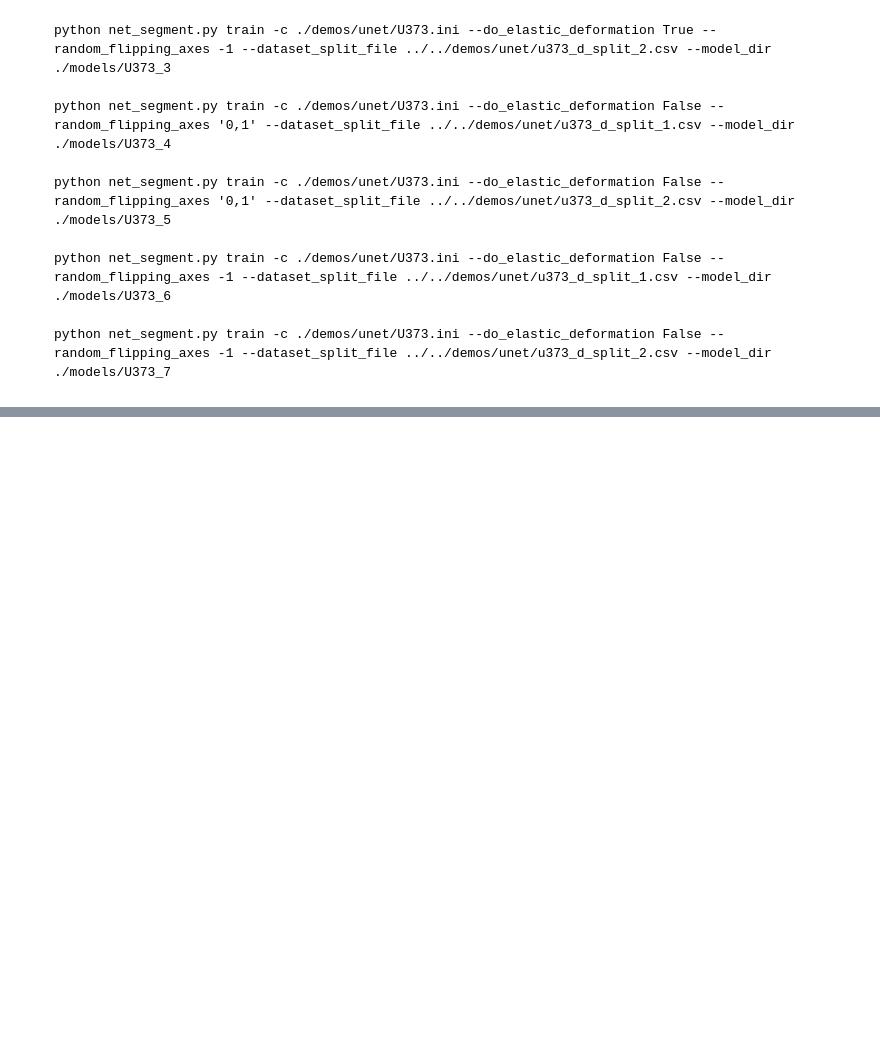
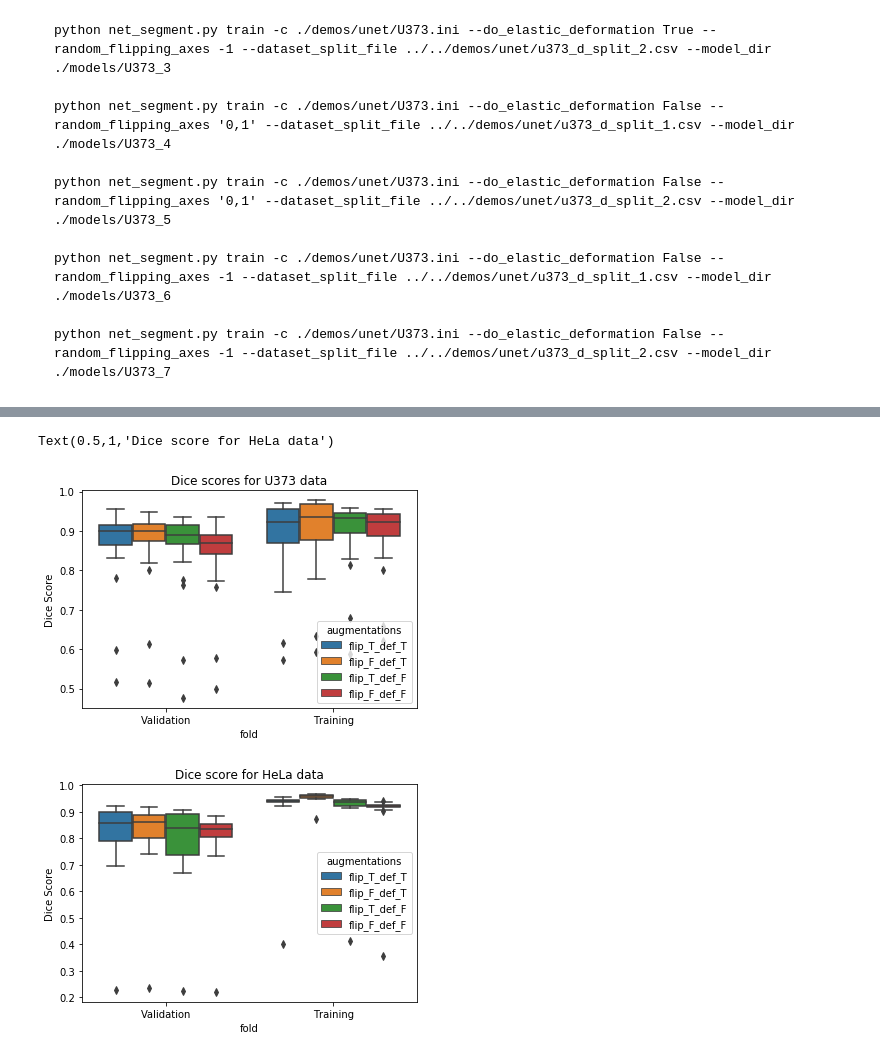
Before and after one commit to NifTK/NiftyNet, a Jupyter notebook: demos/unet/U-Net_Demo.ipynb, the cells around one changed output, grey strips where cells are left out. Drawn from its saved outputs; the diff is of its cells as text; code cells hidden in the pictures; blank space fills up the shorter version.

```diff
--- a/demos/unet/U-Net_Demo.ipynb
+++ b/demos/unet/U-Net_Demo.ipynb
@@ -462,0 +602,15 @@ plt.show()
+# %%
+import seaborn as sns
+f, ax = plt.subplots()
+sns.boxplot('fold', 'value', data=df_u373, hue='augmentations', ax=ax)
+ax.set_ylabel('Dice Score')
+ax.set_title('Dice scores for U373 data')
+
+f, ax = plt.subplots()
+sns.boxplot('fold', 'value', data=df_hela, hue='augmentations', ax=ax)
+ax.set_ylabel('Dice Score')
+ax.set_title('Dice score for HeLa data')
+# %% [output]
+Text(0.5,1,'Dice score for HeLa data')
+[figure, added]
+[figure, added]
```
Also changed, not shown: parts of 22 cells of this notebook, 2 other files.
